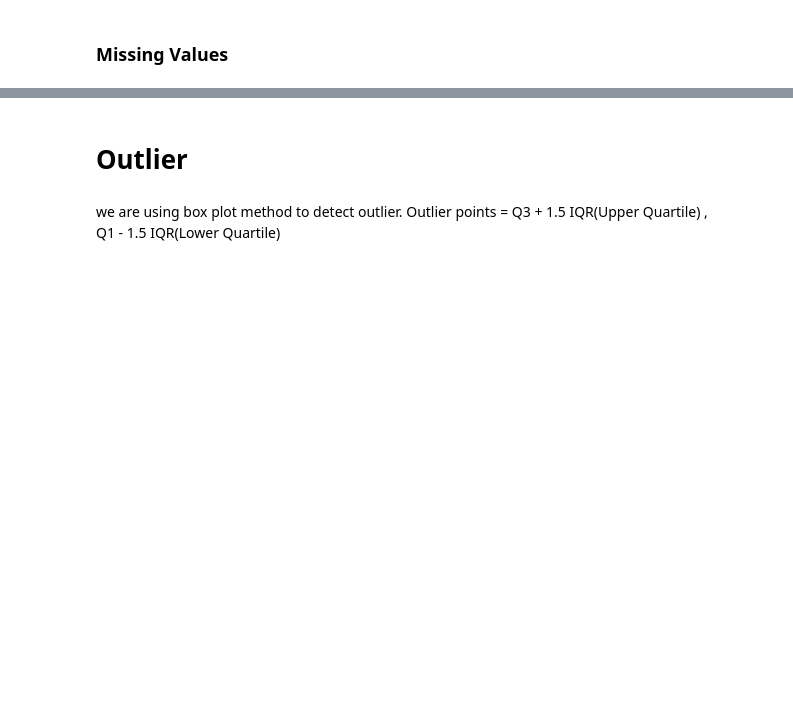
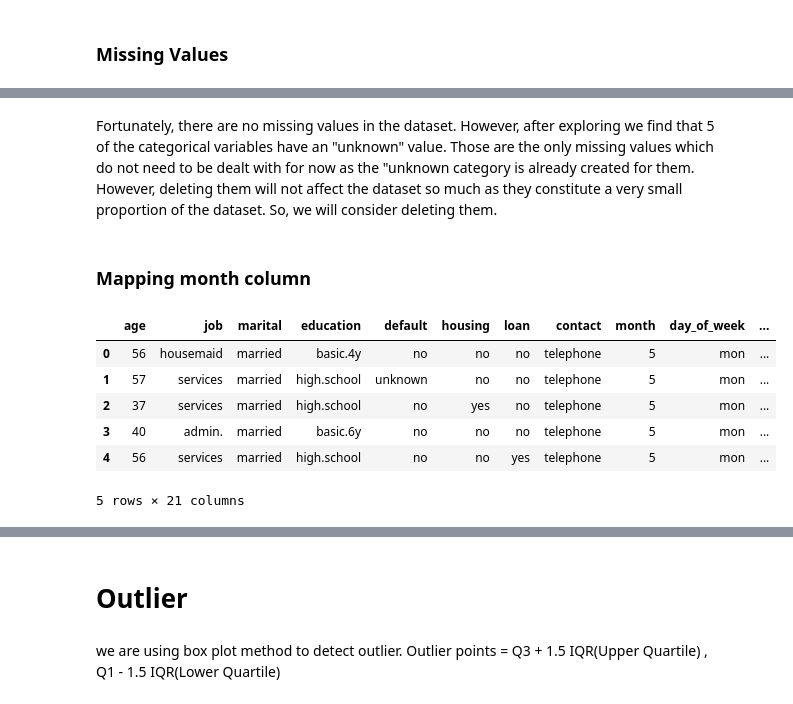
Before and after one commit to taimoorRazi/Bank-Marketing-Project, a Jupyter notebook: Week 9/Transformation and cleaning notebook.ipynb, the cells around one changed output, grey strips where cells are left out. Drawn from its saved outputs; the diff is of its cells as text; code cells hidden in the pictures; blank space fills up the shorter version.

```diff
--- a/Week 9/Transformation and cleaning notebook.ipynb
+++ b/Week 9/Transformation and cleaning notebook.ipynb
@@ -424,3 +423,7 @@ For this reason, the missing values will be filled by the **Median** imputation
+# %% [markdown]
+Fortunately, there are no missing values in the dataset. However, after exploring we find that 5 of the categorical variables have an "unknown" value. Those are the only missing values which do not need to be dealt with for now as the "unknown category is already created for them. However, deleting them will not affect the dataset so much as they constitute a very small proportion of the dataset. So, we will consider deleting them.
+# %% [markdown]
+### Mapping month column
 # %%
 m = {'jan':1, 'feb':2, 'mar':3, 'apr':4, 'may':5, 'jun':6, 'jul':7, 'aug':8, 'sep':9, 'oct':10, 'nov':11, 'dec':12}
 # %%
@@ -429,0 +431,10 @@ df.to_csv("bank_data.csv")
+# %%
+df.head()
+# %% [output]
+|  | age | job | marital | education | default | housing | loan | contact | month | day_of_week | ... |
+| 0 | 56 | housemaid | married | basic.4y | no | no | no | telephone | 5 | mon | ... |
+| 1 | 57 | services | married | high.school | unknown | no | no | telephone | 5 | mon | ... |
+| 2 | 37 | services | married | high.school | no | yes | no | telephone | 5 | mon | ... |
+| 3 | 40 | admin. | married | basic.6y | no | no | no | telephone | 5 | mon | ... |
+| 4 | 56 | services | married | high.school | no | no | yes | telephone | 5 | mon | ... |
+5 rows × 21 columns
```
Also changed, not shown: parts of 11 cells of this notebook, 4 other files.
